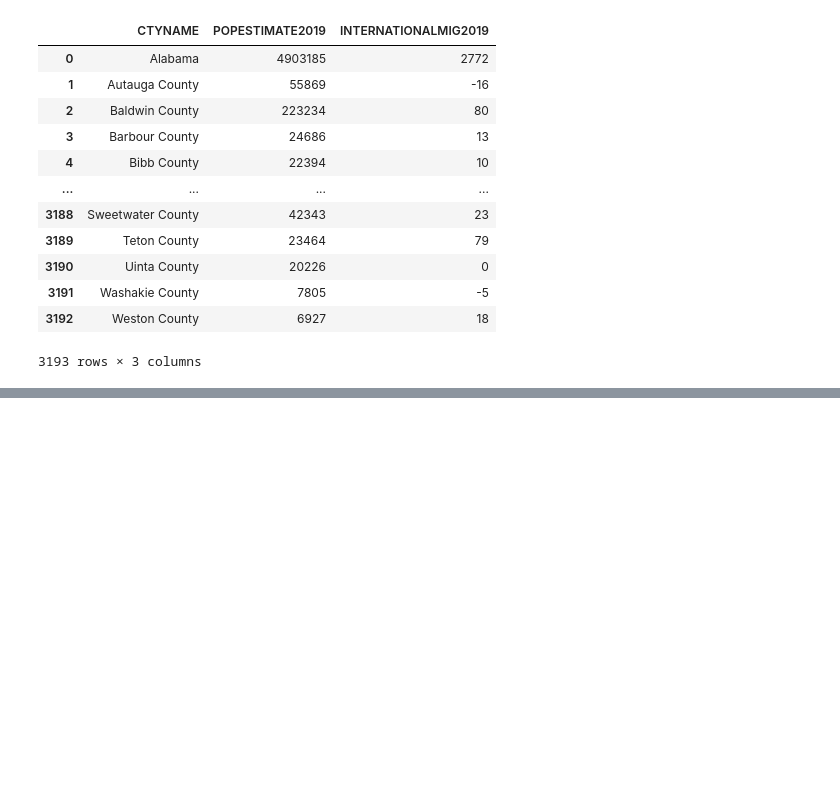
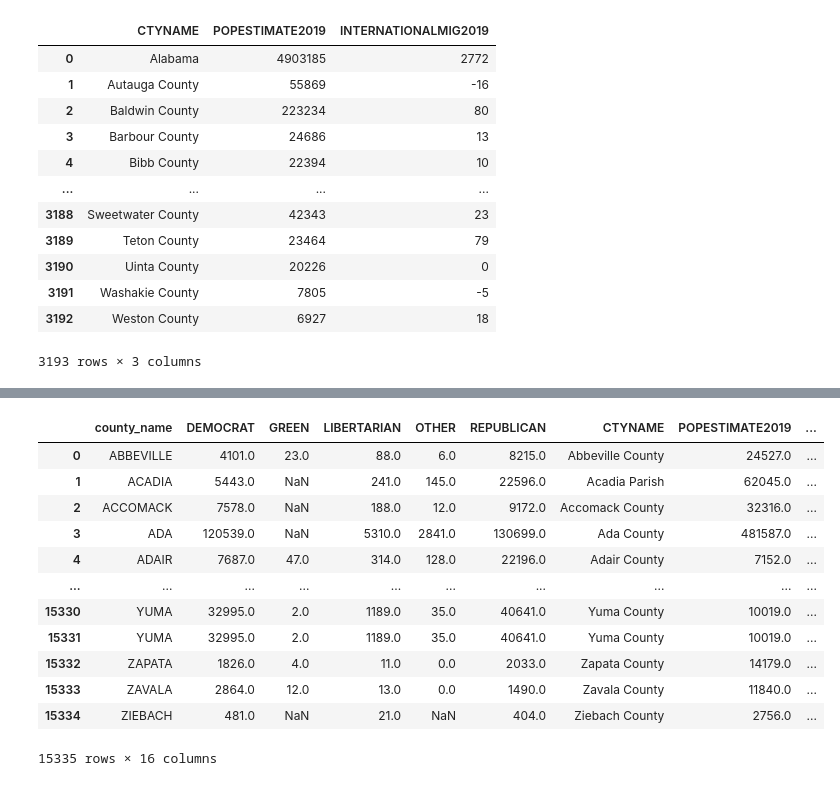
Before and after one commit to SamuelAlvarezmx/Final_project, a Jupyter notebook: Cleaning_dataset.ipynb, the cells around one changed output, grey strips where cells are left out. Drawn from its saved outputs; the diff is of its cells as text; code cells hidden in the pictures; blank space fills up the shorter version.

```diff
--- a/Cleaning_dataset.ipynb
+++ b/Cleaning_dataset.ipynb
@@ -519,0 +305,19 @@ len(county_options)
+# %%
+#Merge all three datasets
+
+final_df = pd.merge(poll_pop_df, debt_df, how='left', on = ['county_name'])
+final_df
+# %% [output]
+|  | county_name | DEMOCRAT | GREEN | LIBERTARIAN | OTHER | REPUBLICAN | CTYNAME | POPESTIMATE2019 | ... |
+| 0 | ABBEVILLE | 4101.0 | 23.0 | 88.0 | 6.0 | 8215.0 | Abbeville County | 24527.0 | ... |
+| 1 | ACADIA | 5443.0 | NaN | 241.0 | 145.0 | 22596.0 | Acadia Parish | 62045.0 | ... |
+| 2 | ACCOMACK | 7578.0 | NaN | 188.0 | 12.0 | 9172.0 | Accomack County | 32316.0 | ... |
+| 3 | ADA | 120539.0 | NaN | 5310.0 | 2841.0 | 130699.0 | Ada County | 481587.0 | ... |
+| 4 | ADAIR | 7687.0 | 47.0 | 314.0 | 128.0 | 22196.0 | Adair County | 7152.0 | ... |
+| ... | ... | ... | ... | ... | ... | ... | ... | ... | ... |
+| 15330 | YUMA | 32995.0 | 2.0 | 1189.0 | 35.0 | 40641.0 | Yuma County | 10019.0 | ... |
+| 15331 | YUMA | 32995.0 | 2.0 | 1189.0 | 35.0 | 40641.0 | Yuma County | 10019.0 | ... |
+| 15332 | ZAPATA | 1826.0 | 4.0 | 11.0 | 0.0 | 2033.0 | Zapata County | 14179.0 | ... |
+| 15333 | ZAVALA | 2864.0 | 12.0 | 13.0 | 0.0 | 1490.0 | Zavala County | 11840.0 | ... |
+| 15334 | ZIEBACH | 481.0 | NaN | 21.0 | NaN | 404.0 | Ziebach County | 2756.0 | ... |
+15335 rows × 16 columns
```
Also changed, not shown: parts of 83 cells of this notebook, 4 other files.
